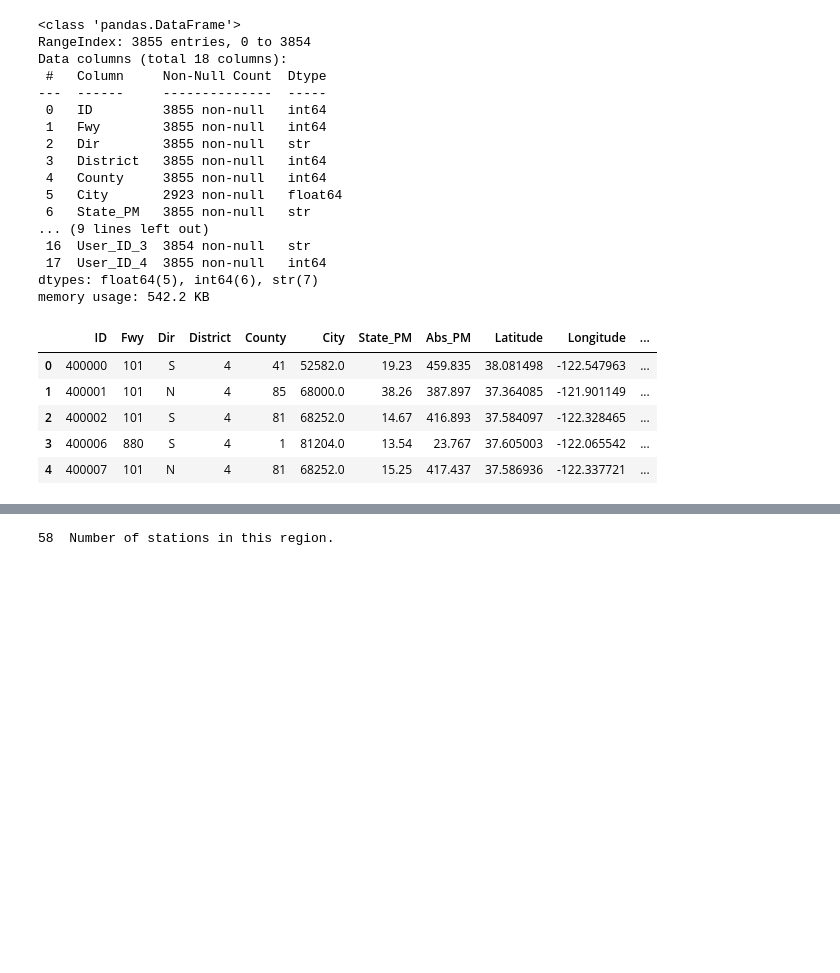
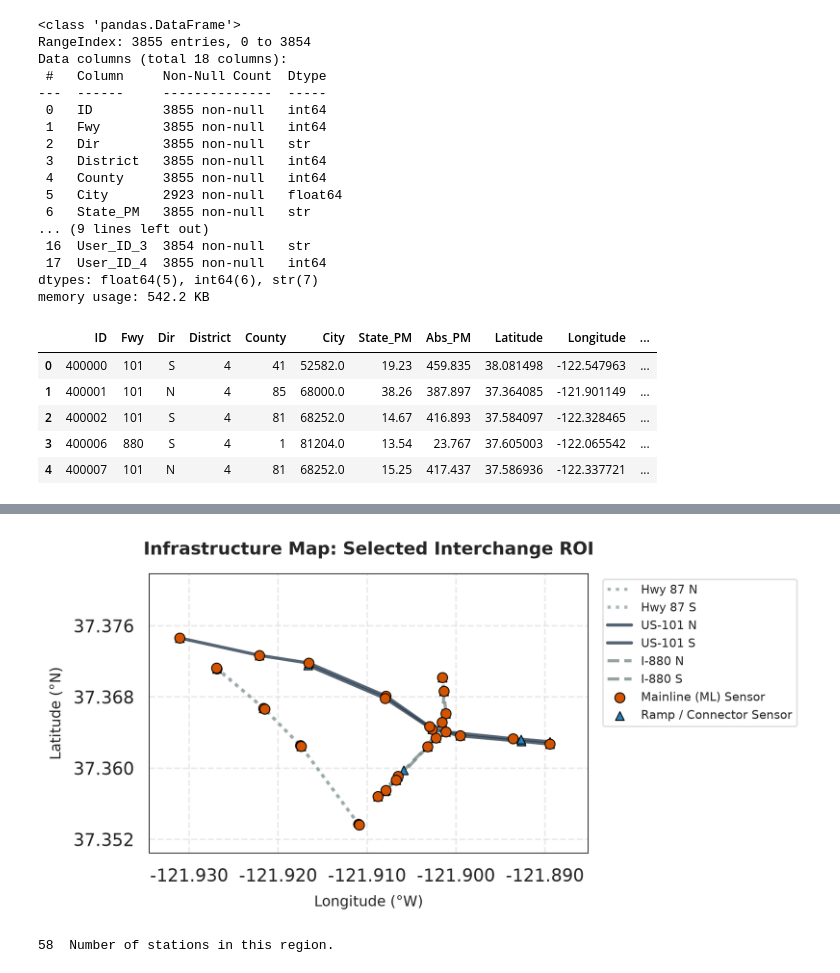
Before and after one commit to judgeofmyown/Traffic-Congestion, a Jupyter notebook: station_metadata.ipynb, the cells around one changed output, grey strips where cells are left out. Saved outputs shown, nothing was run; the diff lists cells and outputs as text; code cells hidden in the pictures; blank space fills up the shorter version.

```diff
--- a/station_metadata.ipynb
+++ b/station_metadata.ipynb
@@ -41,3 +122,81 @@ st_mtdta_df.head()
+# %%
+lat_min = 37.3534550567675
+long_min = -121.93150052135863
+lat_max = 37.378862007437284
+long_max = -121.88812513240218
+
+intersection_df = st_mtdta_df[
+    (st_mtdta_df['Latitude'] >= lat_min) & (st_mtdta_df['Latitude'] <= lat_max) &
+    (st_mtdta_df['Longitude'] >= long_min) & (st_mtdta_df['Longitude'] <= long_max)
+].copy()
+
+plt.rcParams['font.family'] = 'sans-serif'
+plt.rcParams['font.size'] = 7
+sns.set_theme(style="whitegrid", rc={"axes.edgecolor": "black", "axes.linewidth": 0.5})
+
+fig, ax = plt.subplots(figsize=(6.5, 3.8), dpi=300)
+fwy_styles = {
+    101: {'color': '#2c3e50', 'linestyle': '-', 'label_prefix': 'US-101'},
+    880: {'color': '#7f8c8d', 'linestyle': '--', 'label_prefix': 'I-880'}
+}
+
+for (fwy, direction), group in intersection_df.groupby(['Fwy', 'Dir']):
+    sorted_group = group.sort_values(by='Abs_PM')
+    style = fwy_styles.get(fwy, {'color': '#95a5a6', 'linestyle': ':', 'label_prefix': f'Hwy {fwy}'})
+
+    ax.plot(
+        sorted_group['Longitude'],
+        sorted_group['Latitude'],
+        color=style['color'],
+        linestyle=style['linestyle'],
+        linewidth=2.0,
+        alpha=0.8,
+        zorder=1,
+        label=f"{style['label_prefix']} {direction}"
+    )
+
+ml_sensors = intersection_df[intersection_df['Type'] == 'ML']
+ramp_sensors = intersection_df[intersection_df['Type'] != 'ML']
+
+ax.scatter(
+    ml_sensors['Longitude'], ml_sensors['Latitude'],
+    color='#d35400', s=40, marker='o', edgecolors='black',
+    linewidths=0.6, label='Mainline (ML) Sensor', zorder=3
+)
+ax.scatter(
+    ramp_sensors['Longitude'], ramp_sensors['Latitude'],
+    color='#2980b9', s=30, marker='^', edgecolors='black',
+    linewidths=0.6, label='Ramp / Connector Sensor', zorder=2
+)
+
+ax.set_title("Infrastructure Map: Selected Interchange ROI", fontsize=11, fontweight='bold', pad=12)
+ax.set_xlabel("Longitude (°W)", fontsize=9, labelpad=6)
+ax.set_ylabel("Latitude (°N)", fontsize=9, labelpad=6)
+
+pad = 0.003
+ax.set_xlim(long_min - pad, long_max + pad)
+ax.set_ylim(lat_min - pad, lat_max + pad)
+ax.grid(True, linestyle='--', alpha=0.4, color='#cccccc', zorder=0)
+ax.xaxis.set_major_locator(ticker.MaxNLocator(nbins=5))
+ax.yaxis.set_major_locator(ticker.MaxNLocator(nbins=5))
+ax.xaxis.set_major_formatter(ticker.FormatStrFormatter('%.3f')) # 3 decimals for close zoom
+ax.yaxis.set_major_formatter(ticker.FormatStrFormatter('%.3f'))
+ax.set_aspect('equal', adjustable='box')
+ax.legend(
+    loc='upper left',
+    bbox_to_anchor=(1.02, 1),
+    frameon=True,
+    facecolor='white',
+    edgecolor='#e2e2e2',
+    fontsize=7.5,
+    framealpha=1
+)
+plt.tight_layout()
+plt.savefig('intersection_roi_map.png', bbox_inches='tight', dpi=300)
+plt.savefig('intersection_roi_map.pdf', bbox_inches='tight')
+plt.show()
+# %% [output]
+[figure, added]
 # %%
 # region of interest
 lat_min = 37.3534550567675
```
Also changed, not shown: parts of 4 cells of this notebook, 22 other files.
